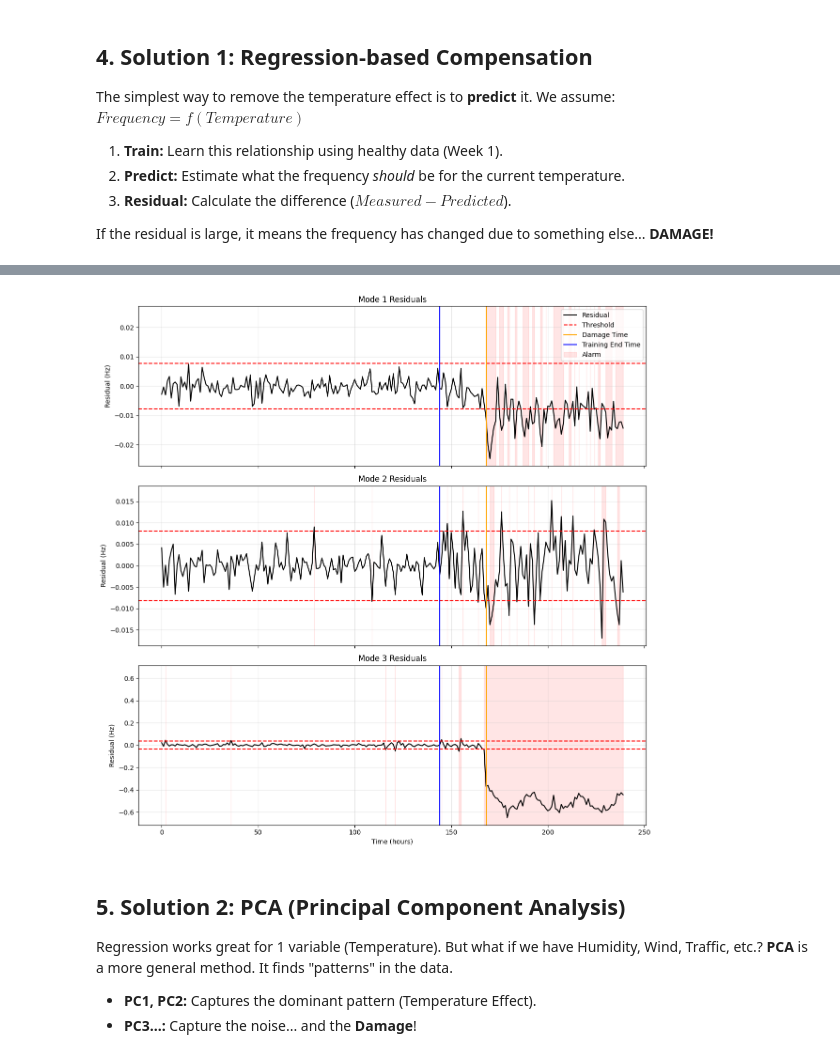
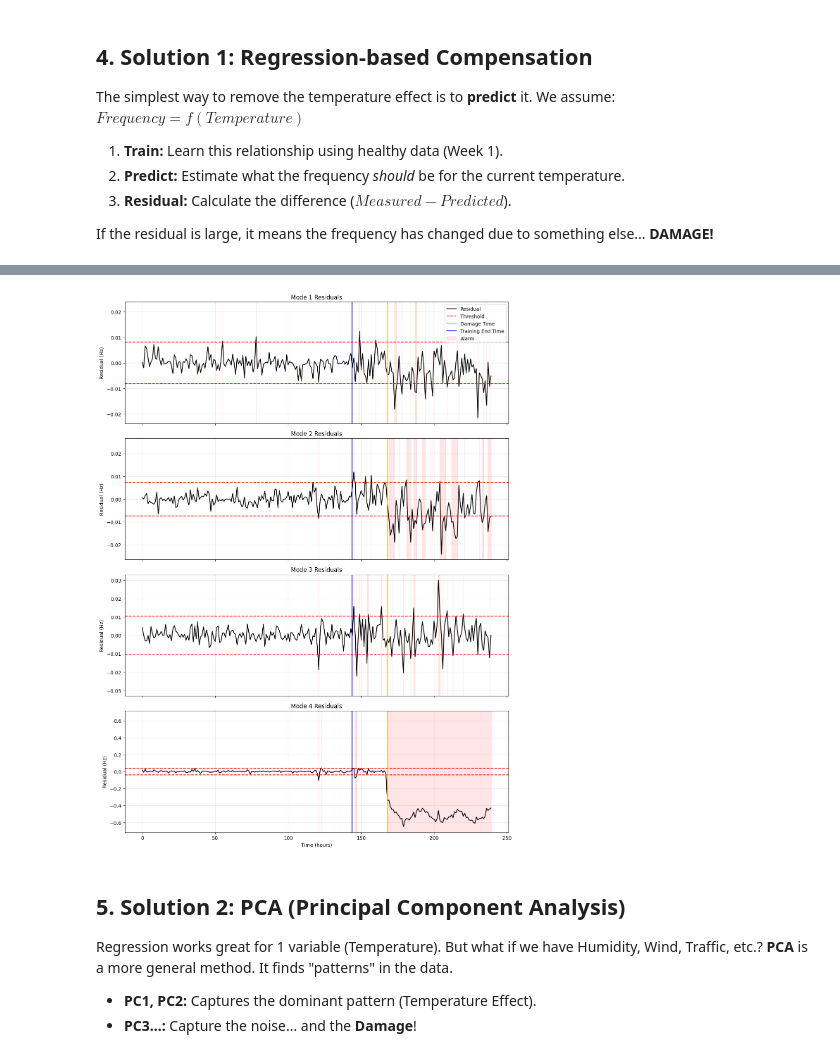
Before and after one commit to YacineBelHadj/Uliege, a Jupyter notebook: damage_detection_demo.ipynb, the cells around one changed output, grey strips where cells are left out. Saved outputs shown, nothing was run; the diff lists cells and outputs as text; code cells hidden in the pictures.

```diff
--- a/damage_detection_demo.ipynb
+++ b/damage_detection_demo.ipynb
@@ -74,13 +75,11 @@ def get_natural_frequencies(K, M):
     ### END SOLUTION
 # %%
 # --- 2. Check the "Healthy" State ---
-M, K_ref = get_system_matrices(k1, k2, k3)
+M, K_ref = get_system_matrices(k1, k2, k3, k4)
 freqs_ref = get_natural_frequencies(K_ref, M)
 
 print(f"Building Natural Frequencies (at 0°C):")
-print(f"Mode 1: {freqs_ref[0]:.2f} Hz")
-print(f"Mode 2: {freqs_ref[1]:.2f} Hz")
-print(f"Mode 3: {freqs_ref[2]:.2f} Hz")
-assert np.isclose(np.sum(freqs_ref), 13.87,rtol=0.05), "Sum of frequencies does not match expected value!"
+for i, f in enumerate(freqs_ref):
+    print(f"Mode {i+1}: {f:.2f} Hz")
 # %% [output]
 Building Natural Frequencies (at 0°C):
@@ -95,14 +95,14 @@ def simulate_vibration(M, K, duration=10):
     C = alpha * M + beta * K
 
     # State Space Model Construction
-    n_dof = 3
+    n_dof = 4
     Minv = np.linalg.inv(M)
     A = np.vstack([
         np.hstack([np.zeros((n_dof, n_dof)), np.eye(n_dof)]),
         np.hstack([-Minv @ K, -Minv @ C])
     ])
-    B = np.vstack([np.zeros((n_dof, 1)), Minv @ np.array([[1], [0], [0]])]) # Force on Mass 1
-    C_out = np.zeros((1, 2*n_dof)); C_out[0, 2] = 1 # Measure Mass 3
+    B = np.vstack([np.zeros((n_dof, 1)), Minv @ np.array([[1], [0], [0], [0]])]) # Force on Mass 1
+    C_out = np.zeros((1, 2*n_dof)); C_out[0, 3] = 1 # Measure Mass 4 (Top Floor)
     sys = signal.StateSpace(A, B, C_out, np.zeros((1, 1)))
 
     # Simulate
@@ -184,20 +184,21 @@ def run_monitoring_campaign(temp, damage_time, damage_amount):
 
     for h, T in enumerate(temp):
         # 1. Apply Temperature
-        k1_t = apply_temperature_effect(k1, T,alpha=0.005)
-        k2_t = apply_temperature_effect(k2, T,alpha=-0.05)
+        k1_t = apply_temperature_effect(k1, T, alpha=0.005)
+        k2_t = apply_temperature_effect(k2, T, alpha=-0.05)
         k3_t = apply_temperature_effect(k3, T, alpha=-0.007)
+        k4_t = apply_temperature_effect(k4, T, alpha=-0.01) # Added k4 effect
 
         # 2. Apply Damage (if applicable)
         if h >= damage_time:
             k2_t = apply_damage(k2_t, damage_amount)
 
         # 3. Calculate Frequencies
-        _, K_t = get_system_matrices(k1_t, k2_t, k3_t)
+        _, K_t = get_system_matrices(k1_t, k2_t, k3_t, k4_t)
         f = get_natural_frequencies(K_t, M)
 
         # 4. Add Noise
-        f += np.random.normal(0, 0.005, 3)
+        f += np.random.normal(0, 0.005, 4) # 4 modes
         measured_freqs.append(f)
 
     return np.array(measured_freqs)
@@ -282,9 +285,10 @@ reg_model = train_regression_model(temp_train, freq_train)
 T_range = np.linspace(temp_train.min(), temp_train.max(), 100).reshape(-1, 1)
 f_pred_range = reg_model.predict(T_range)
 
-fig, axes = plt.subplots(1, 3, figsize=(18, 5))
+fig, axes = plt.subplots(2, 2, figsize=(15, 10))
+axes = axes.flatten()
 
-for i in range(3):
+for i in range(4):
     ax = axes[i]
     ax.scatter(temp_train, freq_train[:, i], color='blue', alpha=0.5, label='Healthy Data')
     ax.plot(T_range, f_pred_range[:, i], color='k', linestyle='--', linewidth=2, label='Model')
@@ -320,38 +324,38 @@ residuals_reg = calculate_residuals(temp, measured_freqs, reg_model)
 thresholds_reg = 3 * np.std(residuals_reg[train_mask], axis=0)
 # %%
 # --- Plot Residuals ---
-fig, axes = plt.subplots(3, 1, figsize=(12, 12), sharex=True)
+fig, axes = plt.subplots(4, 1, figsize=(12, 16), sharex=True)
 
-for i in range(3):
+for i in range(4):
     ax = axes[i]
     ax.plot(hours, residuals_reg[:, i], 'k', label='Residual')
 
     # Thresholds
     thresh = thresholds_reg[i]
     ax.axhline(thresh, color='r', linestyle='--', label='Threshold')
     ax.axhline(-thresh, color='r', linestyle='--')
 
     ax.axvline(damage_time, color='orange', linestyle='-', label='Damage Time')
     ax.axvline(damage_time -24, color='blue', linestyle='-', label='Training End Time')
 
     # Highlight damage
     alarm_mask = np.abs(residuals_reg[:, i]) > thresh
     # Use a fixed y-range for fill or dynamic based on data
     y_lim = max(np.max(np.abs(residuals_reg[:, i])), thresh) * 1.1
     ax.fill_between(hours, -y_lim, y_lim, where=alarm_mask, color='red', alpha=0.1, label='Alarm')
     ax.set_ylim(-y_lim, y_lim)
 
     ax.set_title(f"Mode {i+1} Residuals")
     ax.set_ylabel("Residual (Hz)")
     ax.grid(True, alpha=0.3)
     if i == 0:
         ax.legend(loc='upper right')
 
 axes[-1].set_xlabel("Time (hours)")
 plt.tight_layout()
 plt.show()
 # %% [output]
-[figure, old version]
+[figure, new version]
 # %% [markdown]
 ## 5. Solution 2: PCA (Principal Component Analysis)
 Regression works great for 1 variable (Temperature). But what if we have Humidity, Wind, Traffic, etc.?
```
Also changed, not shown: parts of 15 cells of this notebook, 2 other files.
